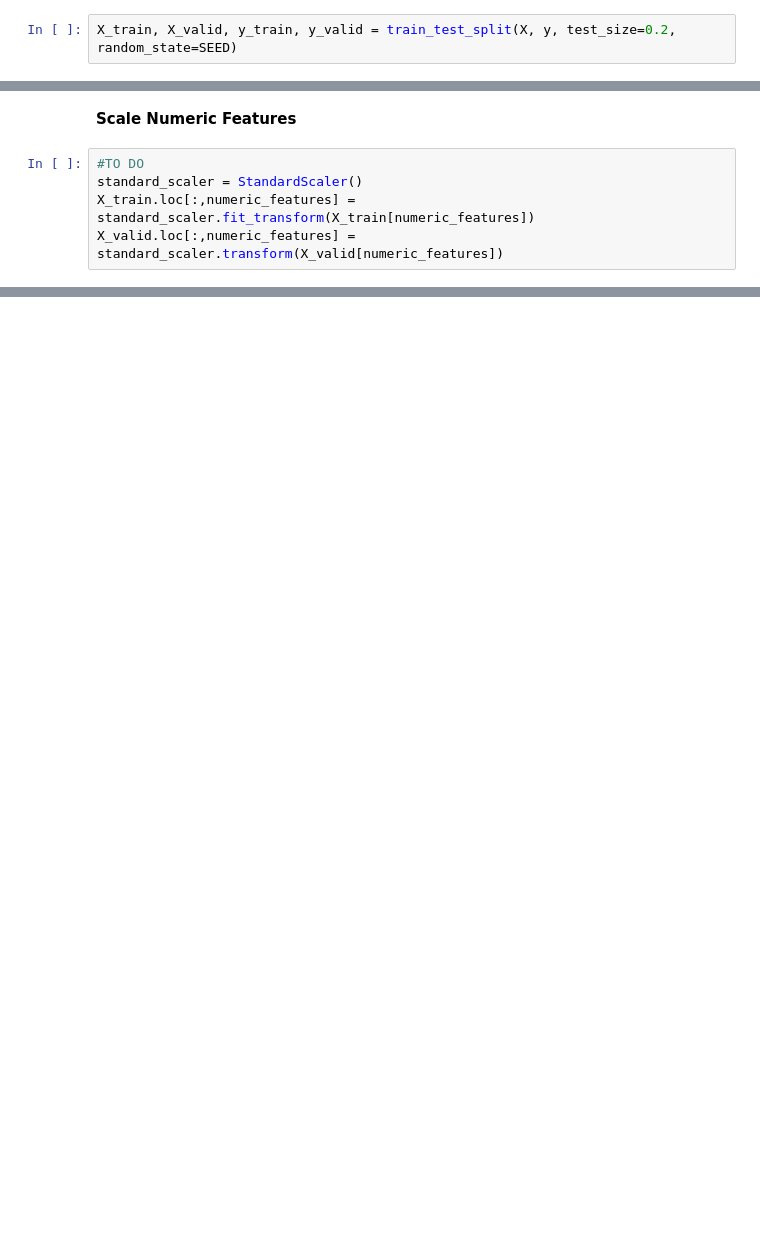
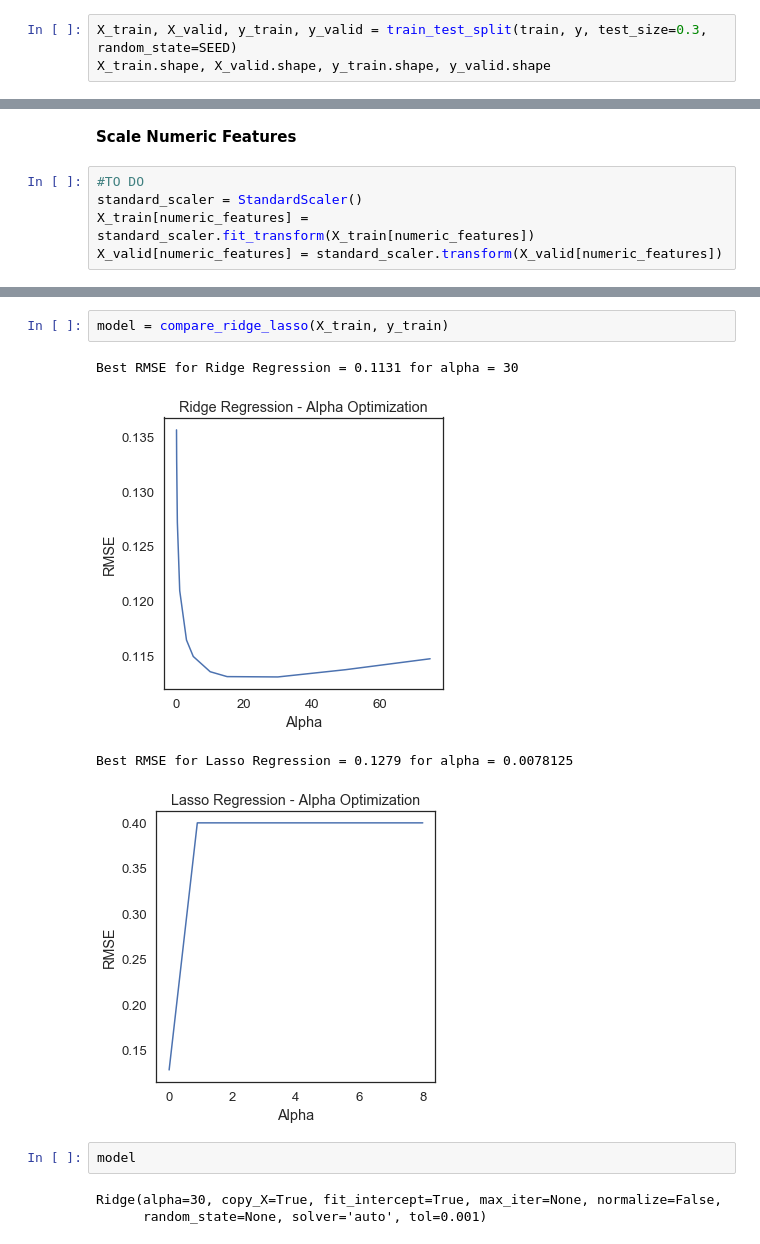
Before and after one commit to amypeniston/kaggle-competitions, a Jupyter notebook: house-prices/2_Data_Prep_Linear_Models.ipynb, the cells around one changed output, grey strips where cells are left out. Drawn from its saved outputs; the diff is of its cells as text; blank space fills up the shorter version.

```diff
--- a/house-prices/2_Data_Prep_Linear_Models.ipynb
+++ b/house-prices/2_Data_Prep_Linear_Models.ipynb
@@ -499,4 +500,5 @@ plot_coefs(model, train)
 # %% [markdown]
 **Split Data for Hyperparameter Optimization**
 # %%
-X_train, X_valid, y_train, y_valid = train_test_split(X, y, test_size=0.2, random_state=SEED)
+X_train, X_valid, y_train, y_valid = train_test_split(train, y, test_size=0.3, random_state=SEED)
+X_train.shape, X_valid.shape, y_train.shape, y_valid.shape
@@ -505,6 +509,6 @@ X_train, X_valid, y_train, y_valid = train_test_split(X, y, test_size=0.2, rando
 # %%
 #TO DO
 standard_scaler = StandardScaler()
-X_train.loc[:,numeric_features] = standard_scaler.fit_transform(X_train[numeric_features])
-X_valid.loc[:,numeric_features] = standard_scaler.transform(X_valid[numeric_features])
+X_train[numeric_features] = standard_scaler.fit_transform(X_train[numeric_features])
+X_valid[numeric_features] = standard_scaler.transform(X_valid[numeric_features])
 # %% [output]
@@ -520 +534,13 @@ See the caveats in the documentation: http://pandas.pydata.org/pandas-docs/stabl
   self.obj[item] = s
+# %%
+model = compare_ridge_lasso(X_train, y_train)
+# %% [output]
+Best RMSE for Ridge Regression = 0.1131 for alpha = 30
+[figure, added]
+Best RMSE for Lasso Regression = 0.1279 for alpha = 0.0078125
+[figure, added]
+# %%
+model
+# %% [output]
+Ridge(alpha=30, copy_X=True, fit_intercept=True, max_iter=None, normalize=False,
+      random_state=None, solver='auto', tol=0.001)
```
Also changed, not shown: parts of 9 cells of this notebook.
